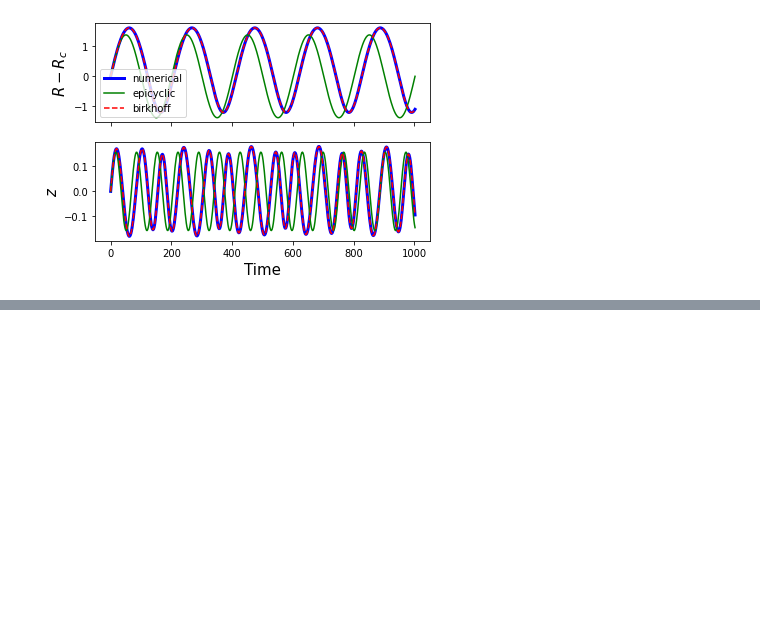
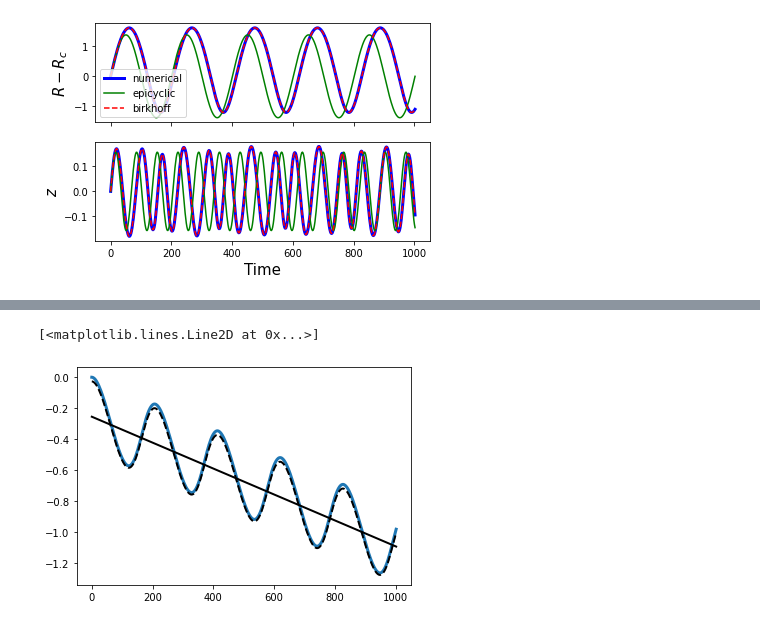
Before and after one commit to shadden/AA_variables_via_Birkhoff_Normalization, a Jupyter notebook: notebooks/Birkhoff_Normalization_Example.ipynb, the cells around one changed output, grey strips where cells are left out. Saved outputs shown, nothing was run; the diff lists cells and outputs as text; code cells hidden in the pictures; blank space fills up the shorter version.

```diff
--- a/notebooks/Birkhoff_Normalization_Example.ipynb
+++ b/notebooks/Birkhoff_Normalization_Example.ipynb
@@ -238,0 +274,43 @@ Text(0.5, 0, 'Time')
+# %%
+
+phi_dot_of_xprime = expL(phi_dot_series,chi)
+mean_terms = []
+osc_terms = []
+Omega_phi0 = L/Rc/Rc
+for key,val in phi_dot_of_xprime.items():
+    for term in val.terms:
+        if np.alltrue(np.equal(term.k , term.kbar)):
+            mean_terms.append(term)
+        else:
+            denom = 1j * (term.kbar-term.k) @ omega
+            newterm=PSTerm(Omega_phi0 * term.C / denom,term.k,term.kbar,term.p,term.q)
+            osc_terms.append(newterm)
+
+phi_dot = PoissonSeries.from_PSTerms(mean_terms)
+phi_dot_pade2 = to_pade2_approx_function(phi_dot)
+
+ff = lambda xR,xz: phi_dot_pade2(xR,np.conjugate(xR),np.abs(xz)**2,xz/np.abs(xz))
+Omega_phi_pade = np.real(ff(xR_prime0,xz_prime0))
+Omega_phi_taylor = np.real(phi_dot([xR_prime0,xz_prime0],[],[]))
+# %%
+osc_series = PoissonSeries.from_PSTerms(osc_terms)
+#osc_func = pert_series_to_function(osc_series)
+
+osc_func = sp.lambdify(osc_series.cvar_symbols,osc_series.as_expression())
+osc_fn = lambda xR,xz: osc_func(xR,xz,np.conjugate(xR),np.conjugate(xz))
+
+delta_phi = osc_fn(
+    xR_prime0 * np.exp(- 1j * NOmega_R * times),
+    xz_prime0 * np.exp(- 1j * NOmega_z * times)
+      )
+assert np.allclose(np.imag(delta_phi),0)
+delta_phi = np.real(delta_phi)
+# %%
+phi0 = orbit.T[0,0] - (L/Rc/Rc) * (Omega_phi_taylor) - delta_phi[0]
+# %%
+plt.plot(times,orbit.T[0] - L*times/Rc/Rc,lw=3)
+plt.plot(times,(L/Rc/Rc) * (Omega_phi_taylor - 1) * times + phi0,'k-',lw=2)
+plt.plot(times,(L/Rc/Rc) * (Omega_phi_taylor - 1) * times + delta_phi + phi0,'k--',lw=2)
+# %% [output]
+[<matplotlib.lines.Line2D at 0x...>]
+[figure, added]
```
Also changed, not shown: parts of 12 cells of this notebook.
